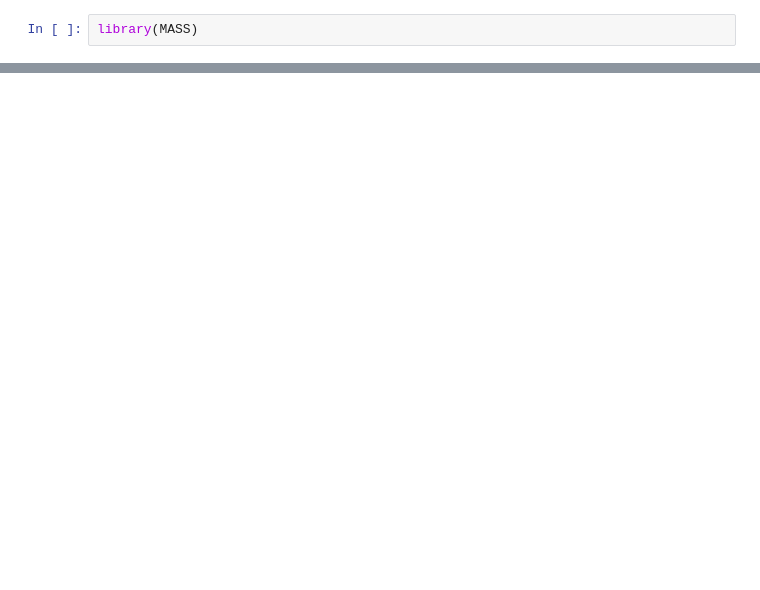
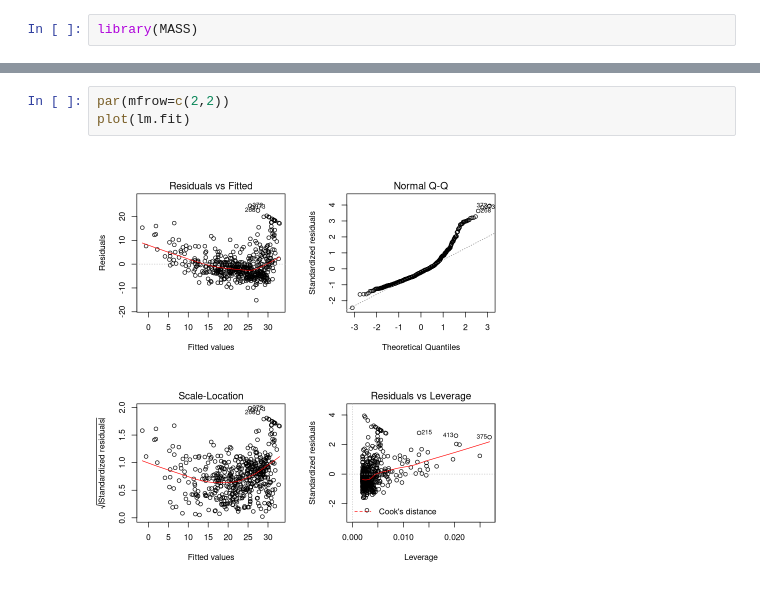
Before and after one commit to TinyAtoms/old_MLstuff, a Jupyter notebook: ISLR/notebooks/3.6.2.R.ipynb, the cells around one changed output, grey strips where cells are left out. Cells and saved outputs as stored; diff of their text form; blank space fills up the shorter version.

```diff
--- a/ISLR/notebooks/3.6.2.R.ipynb
+++ b/ISLR/notebooks/3.6.2.R.ipynb
@@ -23,0 +68,5 @@ Belsley D.A., Kuh, E. and Welsch, R.E. (1980) Regression Diagnostics. Identifyin
+# %%
+par(mfrow=c(2,2))
+plot(lm.fit)
+# %% [output]
+[figure, added]
```
Also changed, not shown: parts of 24 cells of this notebook, 4 other files.
